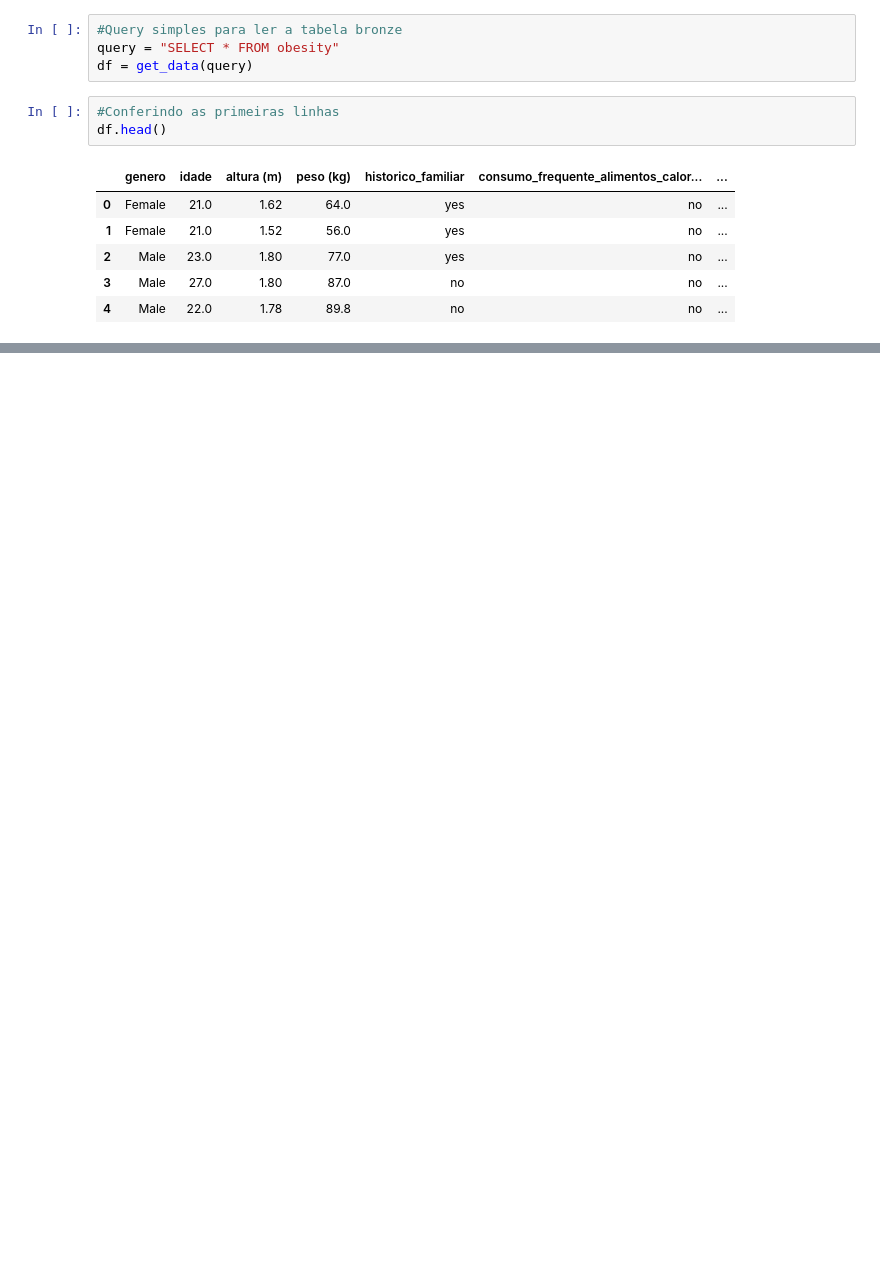
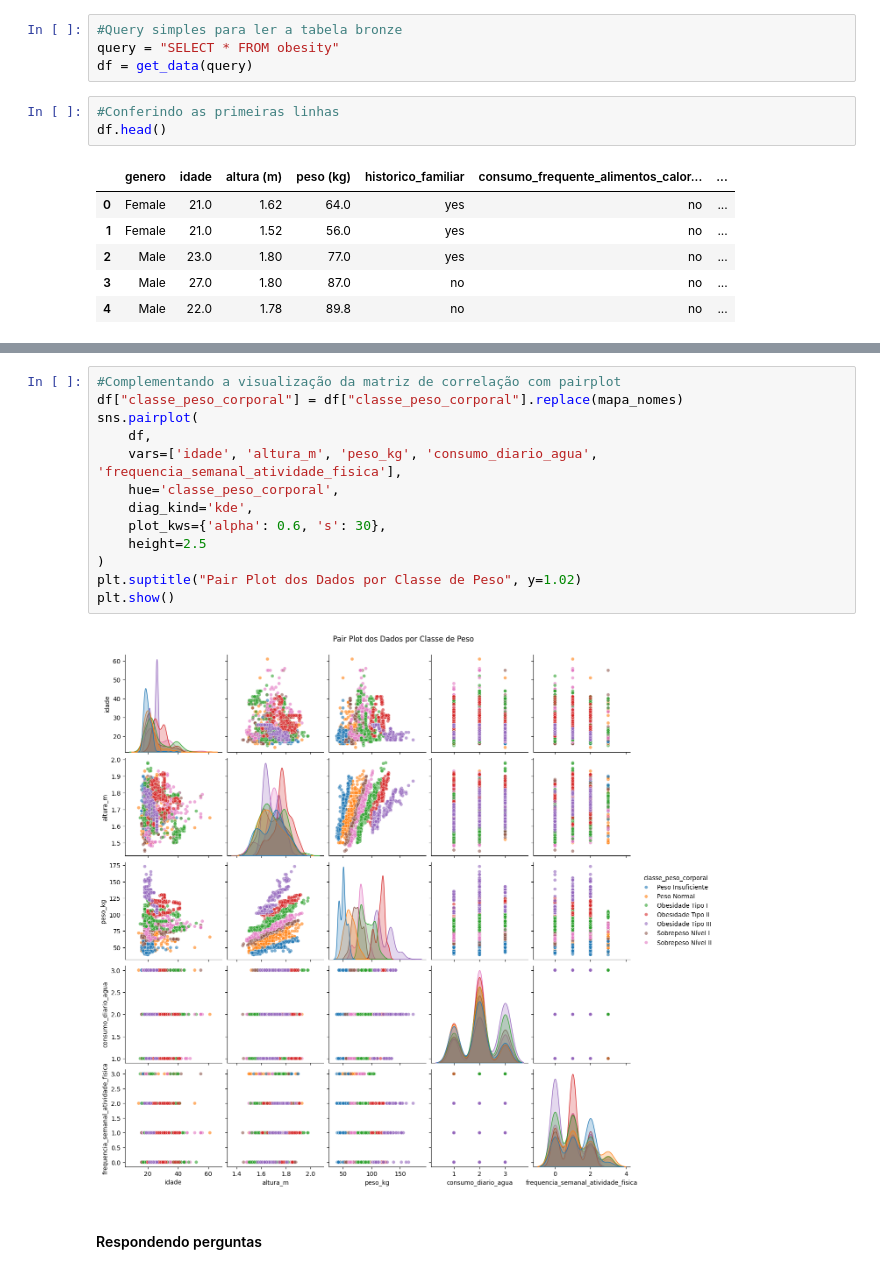
Before and after one commit to LohSilva/obesity_project, a Jupyter notebook: notebooks/eda.ipynb, the cells around one changed output, grey strips where cells are left out. Drawn from its saved outputs; the diff is of its cells as text; blank space fills up the shorter version.

```diff
--- a/notebooks/eda.ipynb
+++ b/notebooks/eda.ipynb
@@ -27,0 +288,17 @@ df.head()
+# %%
+#Complementando a visualização da matriz de correlação com pairplot
+df["classe_peso_corporal"] = df["classe_peso_corporal"].replace(mapa_nomes)
+sns.pairplot(
+    df,
+    vars=['idade', 'altura_m', 'peso_kg', 'consumo_diario_agua', 'frequencia_semanal_atividade_fisica'],
+    hue='classe_peso_corporal',
+    diag_kind='kde',
+    plot_kws={'alpha': 0.6, 's': 30},
+    height=2.5
+)
+plt.suptitle("Pair Plot dos Dados por Classe de Peso", y=1.02)
+plt.show()
+# %% [output]
+[figure, added]
+# %% [markdown]
+#### Respondendo perguntas
```
Also changed, not shown: parts of 30 cells of this notebook, 6 other files.
